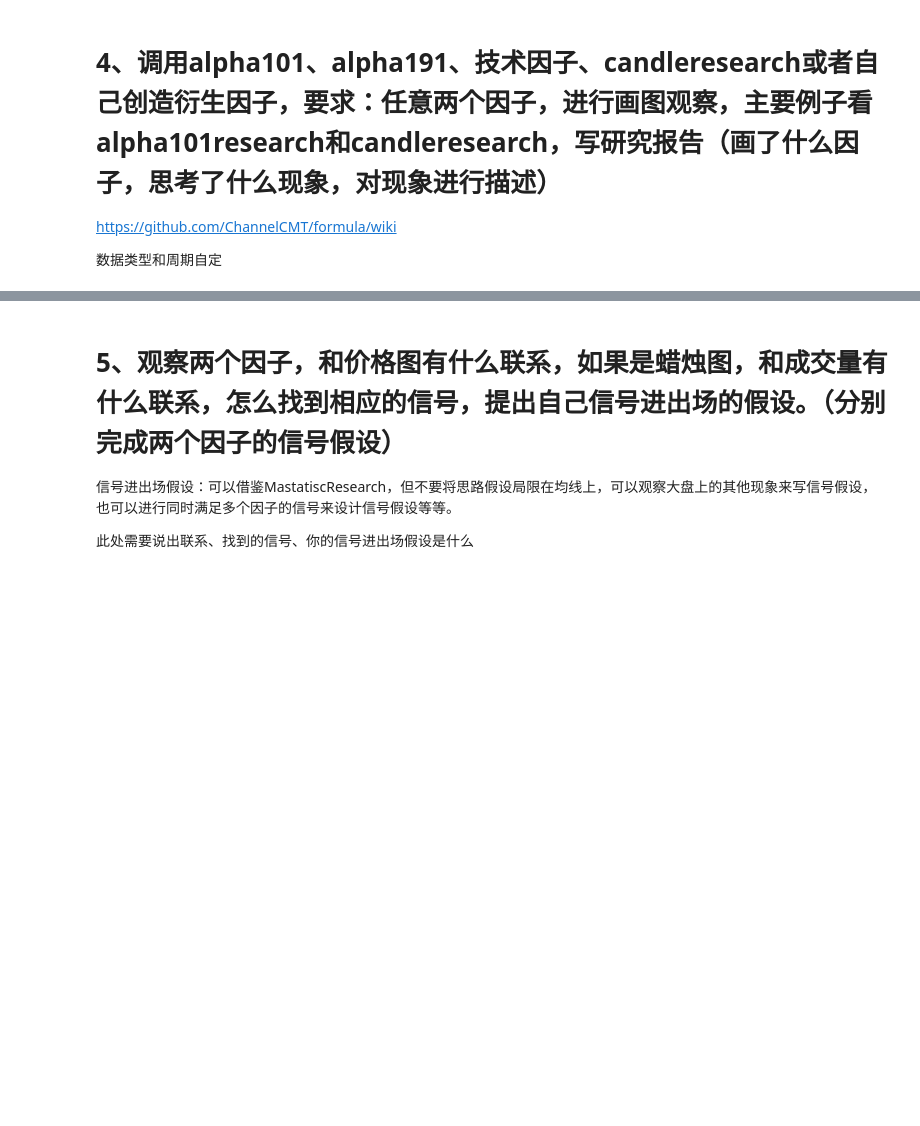
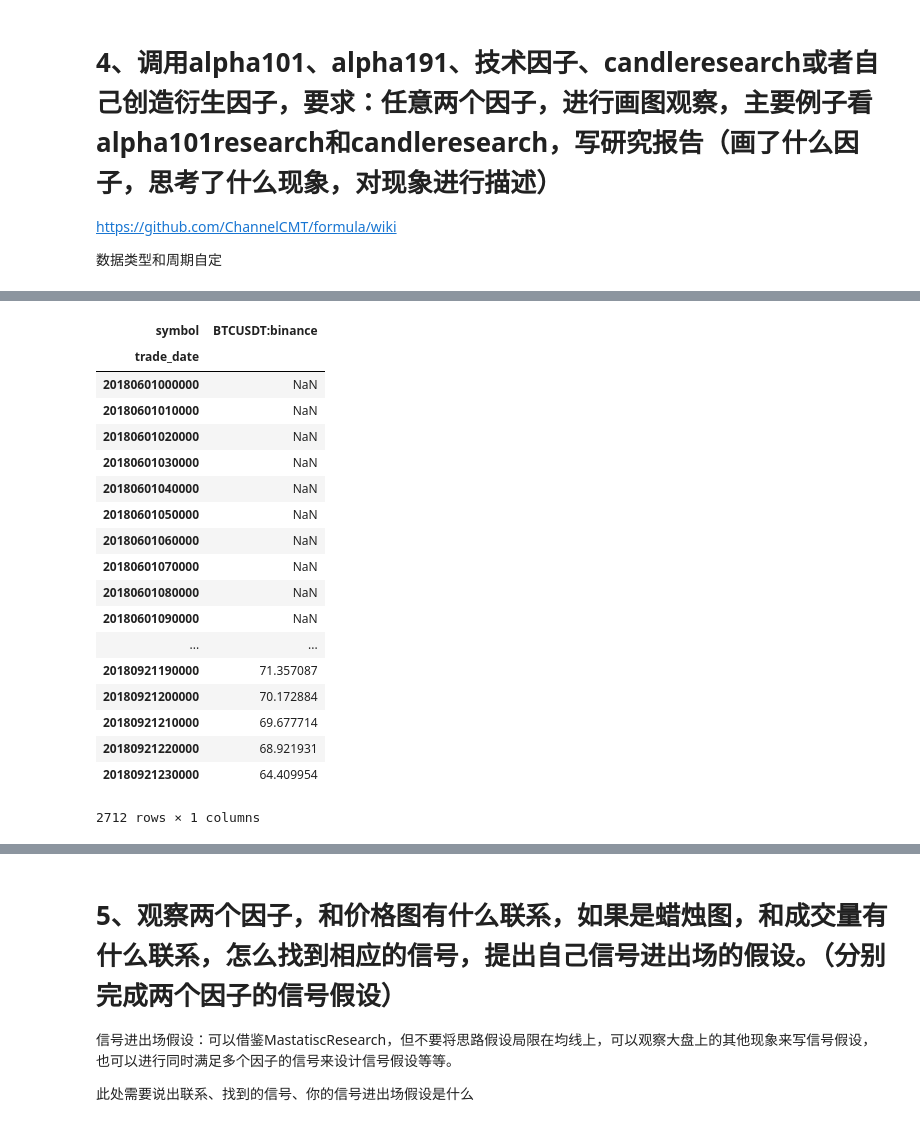
Before and after one commit to chenjlygs/-1-3, a Jupyter notebook: 数据获取与因子绩效试题.ipynb, the cells around one changed output, grey strips where cells are left out. Drawn from its saved outputs; the diff is of its cells as text; code cells hidden in the pictures; blank space fills up the shorter version.

```diff
--- a/数据获取与因子绩效试题.ipynb
+++ b/数据获取与因子绩效试题.ipynb
@@ -248,0 +322,24 @@ https://github.com/ChannelCMT/formula/wiki
+# %%
+#RSI因子
+dv1H.add_formula('RSI6', "Ta('RSI',0,0,0,0,close,0,6)", add_data = True)
+dv1H.add_formula('RSI24', "Ta('RSI',0,0,0,0,close,0,24)", add_data = True)
+# %% [output]
+| symbol | BTCUSDT:binance |
+| trade_date |  |
+| 20180601000000 | NaN |
+| 20180601010000 | NaN |
+| 20180601020000 | NaN |
+| 20180601030000 | NaN |
+| 20180601040000 | NaN |
+| 20180601050000 | NaN |
+| 20180601060000 | NaN |
+| 20180601070000 | NaN |
+| 20180601080000 | NaN |
+| 20180601090000 | NaN |
+| ... | ... |
+| 20180921190000 | 71.357087 |
+| 20180921200000 | 70.172884 |
+| 20180921210000 | 69.677714 |
+| 20180921220000 | 68.921931 |
+| 20180921230000 | 64.409954 |
+2712 rows × 1 columns
```
Also changed, not shown: parts of 8 cells of this notebook.
